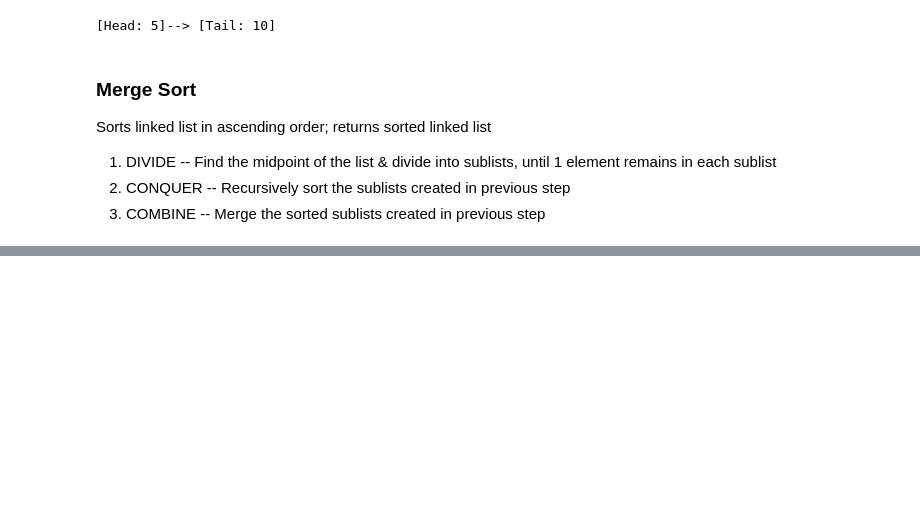
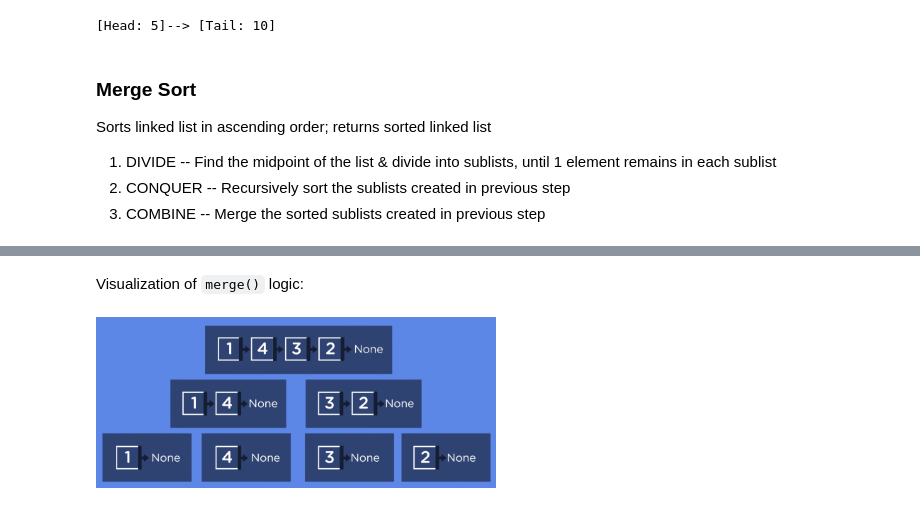
Before and after one commit to priscilla-arinze/Data-Structures-Algorithms-Review, a Jupyter notebook: EXERCISES/Exercise - Sorting a Linked List (Merge Sort)/Exercise - Sorting a Linked List (Merge Sort).ipynb, the cells around one changed output, grey strips where cells are left out. Saved outputs shown, nothing was run; the diff lists cells and outputs as text; code cells hidden in the pictures; blank space fills up the shorter version.

```diff
--- a/EXERCISES/Exercise - Sorting a Linked List (Merge Sort)/Exercise - Sorting a Linked List (Merge Sort).ipynb
+++ b/EXERCISES/Exercise - Sorting a Linked List (Merge Sort)/Exercise - Sorting a Linked List (Merge Sort).ipynb
@@ -140,0 +154,8 @@ def verify_sorted(list):
+# %% [markdown]
+Visualization of `merge()` logic:
+# %%
+from IPython.display import Image
+from IPython.core.display import HTML
+Image(filename="../../aa_Screenshots\linked-list-sort-merge1.png", width=400)
+# %% [output]
+[figure, added]
```
Also changed, not shown: parts of 13 cells of this notebook, 18 other files.
